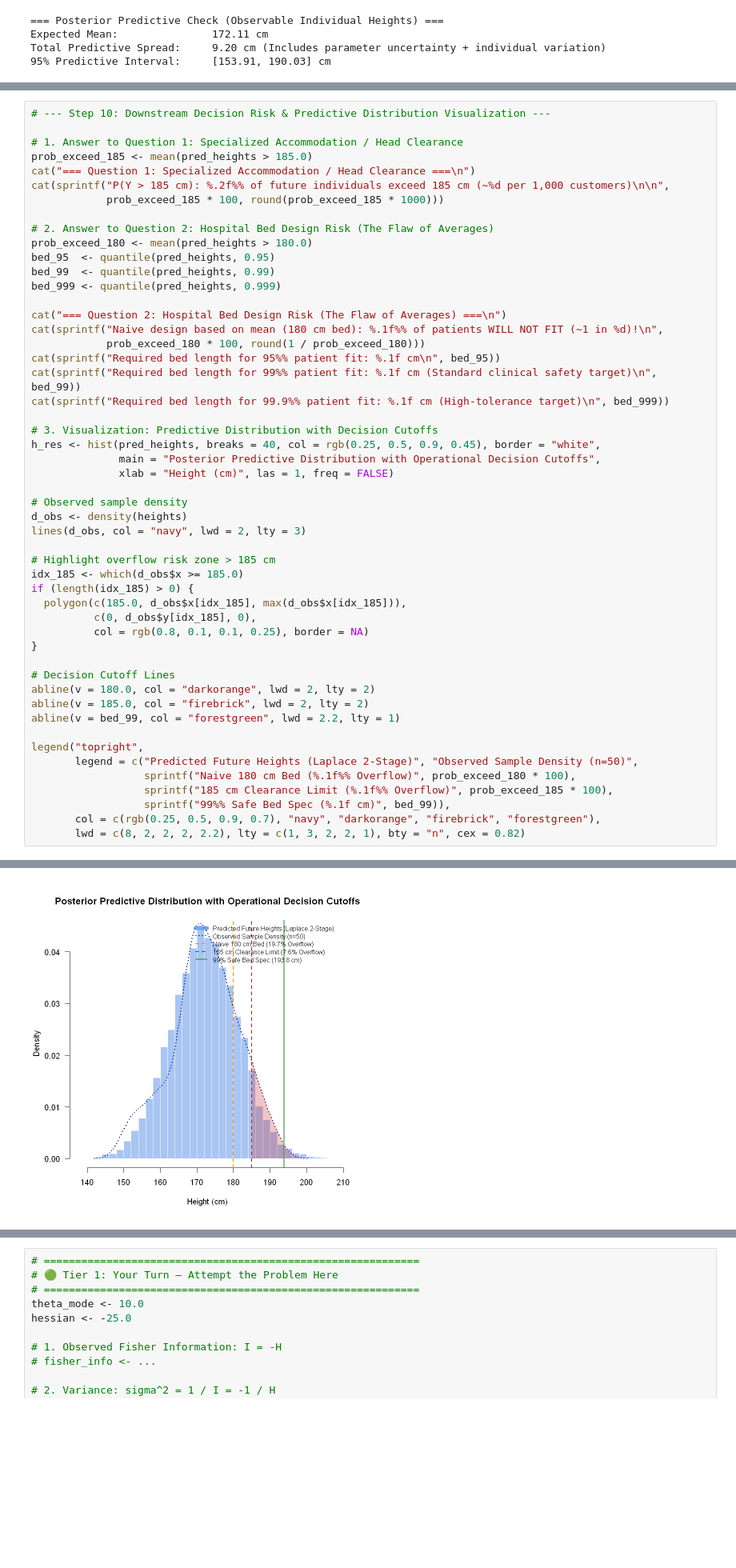
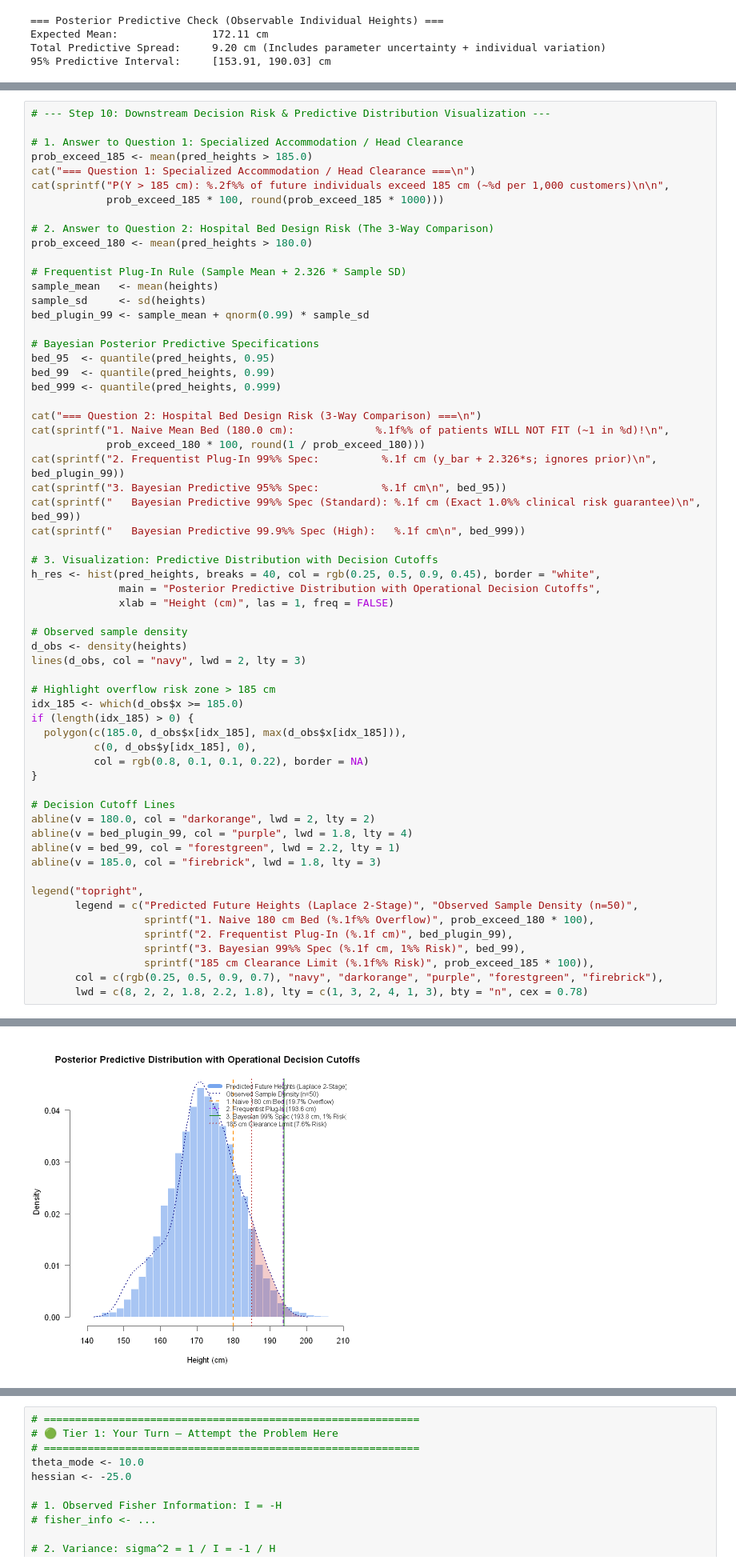
Before and after one commit to tarobins/bayesian-inference-intro, a Jupyter notebook: r/03_quadratic_laplace_approximation.ipynb, the cells around one changed output, grey strips where cells are left out. Shown at 80% size. Saved outputs shown, nothing was run; the diff lists cells and outputs as text; blank space fills up the shorter version.

```diff
--- a/r/03_quadratic_laplace_approximation.ipynb
+++ b/r/03_quadratic_laplace_approximation.ipynb
@@ -795,18 +817,26 @@ cat("=== Question 1: Specialized Accommodation / Head Clearance ===\n")
 cat(sprintf("P(Y > 185 cm): %.2f%% of future individuals exceed 185 cm (~%d per 1,000 customers)\n\n",
             prob_exceed_185 * 100, round(prob_exceed_185 * 1000)))
 
-# 2. Answer to Question 2: Hospital Bed Design Risk (The Flaw of Averages)
+# 2. Answer to Question 2: Hospital Bed Design Risk (The 3-Way Comparison)
 prob_exceed_180 <- mean(pred_heights > 180.0)
+
+# Frequentist Plug-In Rule (Sample Mean + 2.326 * Sample SD)
+sample_mean   <- mean(heights)
+sample_sd     <- sd(heights)
+bed_plugin_99 <- sample_mean + qnorm(0.99) * sample_sd
+
+# Bayesian Posterior Predictive Specifications
 bed_95  <- quantile(pred_heights, 0.95)
 bed_99  <- quantile(pred_heights, 0.99)
 bed_999 <- quantile(pred_heights, 0.999)
 
-cat("=== Question 2: Hospital Bed Design Risk (The Flaw of Averages) ===\n")
-cat(sprintf("Naive design based on mean (180 cm bed): %.1f%% of patients WILL NOT FIT (~1 in %d)!\n",
+cat("=== Question 2: Hospital Bed Design Risk (3-Way Comparison) ===\n")
+cat(sprintf("1. Naive Mean Bed (180.0 cm):             %.1f%% of patients WILL NOT FIT (~1 in %d)!\n",
             prob_exceed_180 * 100, round(1 / prob_exceed_180)))
-cat(sprintf("Required bed length for 95%% patient fit: %.1f cm\n", bed_95))
-cat(sprintf("Required bed length for 99%% patient fit: %.1f cm (Standard clinical safety target)\n", bed_99))
-cat(sprintf("Required bed length for 99.9%% patient fit: %.1f cm (High-tolerance target)\n", bed_999))
+cat(sprintf("2. Frequentist Plug-In 99%% Spec:          %.1f cm (y_bar + 2.326*s; ignores prior)\n", bed_plugin_99))
+cat(sprintf("3. Bayesian Predictive 95%% Spec:          %.1f cm\n", bed_95))
+cat(sprintf("   Bayesian Predictive 99%% Spec (Standard): %.1f cm (Exact 1.0%% clinical risk guarantee)\n", bed_99))
+cat(sprintf("   Bayesian Predictive 99.9%% Spec (High):   %.1f cm\n", bed_999))
 
 # 3. Visualization: Predictive Distribution with Decision Cutoffs
 h_res <- hist(pred_heights, breaks = 40, col = rgb(0.25, 0.5, 0.9, 0.45), border = "white",
@@ -822,21 +852,23 @@ idx_185 <- which(d_obs$x >= 185.0)
 if (length(idx_185) > 0) {
   polygon(c(185.0, d_obs$x[idx_185], max(d_obs$x[idx_185])),
           c(0, d_obs$y[idx_185], 0),
-          col = rgb(0.8, 0.1, 0.1, 0.25), border = NA)
+          col = rgb(0.8, 0.1, 0.1, 0.22), border = NA)
 }
 
 # Decision Cutoff Lines
 abline(v = 180.0, col = "darkorange", lwd = 2, lty = 2)
-abline(v = 185.0, col = "firebrick", lwd = 2, lty = 2)
+abline(v = bed_plugin_99, col = "purple", lwd = 1.8, lty = 4)
 abline(v = bed_99, col = "forestgreen", lwd = 2.2, lty = 1)
+abline(v = 185.0, col = "firebrick", lwd = 1.8, lty = 3)
 
 legend("topright",
        legend = c("Predicted Future Heights (Laplace 2-Stage)", "Observed Sample Density (n=50)",
-                  sprintf("Naive 180 cm Bed (%.1f%% Overflow)", prob_exceed_180 * 100),
-                  sprintf("185 cm Clearance Limit (%.1f%% Overflow)", prob_exceed_185 * 100),
-                  sprintf("99%% Safe Bed Spec (%.1f cm)", bed_99)),
-       col = c(rgb(0.25, 0.5, 0.9, 0.7), "navy", "darkorange", "firebrick", "forestgreen"),
-       lwd = c(8, 2, 2, 2, 2.2), lty = c(1, 3, 2, 2, 1), bty = "n", cex = 0.82)
+                  sprintf("1. Naive 180 cm Bed (%.1f%% Overflow)", prob_exceed_180 * 100),
+                  sprintf("2. Frequentist Plug-In (%.1f cm)", bed_plugin_99),
+                  sprintf("3. Bayesian 99%% Spec (%.1f cm, 1%% Risk)", bed_99),
+                  sprintf("185 cm Clearance Limit (%.1f%% Risk)", prob_exceed_185 * 100)),
+       col = c(rgb(0.25, 0.5, 0.9, 0.7), "navy", "darkorange", "purple", "forestgreen", "firebrick"),
+       lwd = c(8, 2, 2, 1.8, 2.2, 1.8), lty = c(1, 3, 2, 4, 1, 3), bty = "n", cex = 0.78)
 # %% [output]
 === Question 1: Specialized Accommodation / Head Clearance ===
 P(Y > 185 cm): 7.61% of future individuals exceed 185 cm (~76 per 1,000 customers)
@@ -849,4 +882,4 @@ Required bed length for 99.9% patient fit: 201.7 cm (High-tolerance target)
-[figure, old version]
+[figure, new version]
 # %% [markdown]
 ### 🔍 Visual Decoding: Anatomy of the Posterior Predictive Decision Graph
 
```
Also changed, not shown: parts of 3 cells of this notebook, 1 other file.
